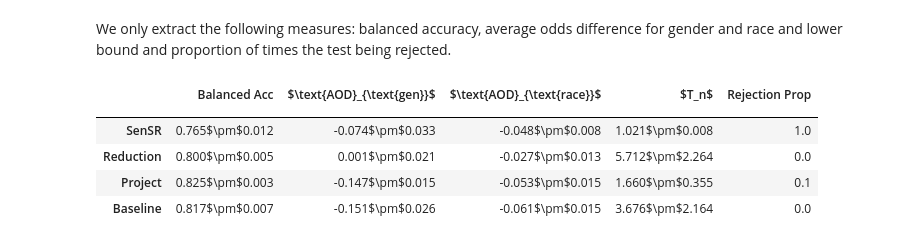
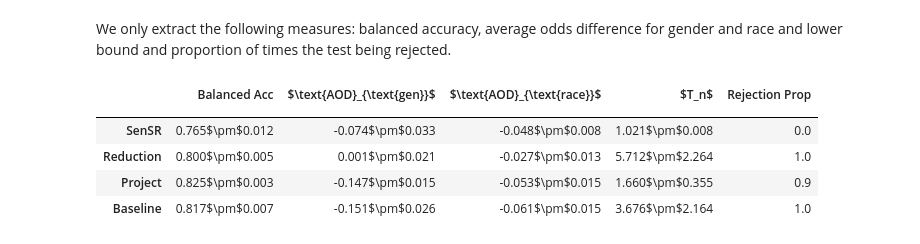
Before and after one commit to smaityumich/individual-fairness-testing, a Jupyter notebook: adult/summary.ipynb, the cells around one changed output. Saved outputs shown, nothing was run; the diff lists cells and outputs as text; code cells hidden in the pictures.

```diff
--- a/adult/summary.ipynb
+++ b/adult/summary.ipynb
@@ -13,7 +13,7 @@ with open('summary.out', 'r') as f:
 entries = re.split('\n', data)[:-1]
 entries_dict = [eval(e) for e in entries]
 data = pd.DataFrame(entries_dict)
-data['reject'] = data['pval'] < 0.05
+data['reject-entropy-loss'] = data['pval'] < 0.05
 # %%
 lr = 1e-2
 data_lr = data.loc[data['lr'] == lr]
@@ -21,8 +21,12 @@ data_lr = data_lr.rename(columns= {'average_odds_difference_gen': 'AOD-gen', 'av
 # %% [markdown]
 We only extract the following measures: balanced accuracy, average odds difference for gender and race and lower bound and proportion of times the test being rejected.
 # %%
-measure = ['bal_acc', 'AOD-gen', 'AOD-race', 'lb', 'reject']
+measure = ['bal_acc', 'AOD-gen', 'AOD-race', 'lb-entropy-loss', 'reject-entropy-loss']
 agg_dict = dict()
 for key in measure:
-    agg_dict[key] = ['mean', 'std']
+    if key == 'reject-entropy-loss':
+        agg_dict[key] = ['mean']
+    else:
+        agg_dict[key] = ['mean', 'std']
 result = data_lr.groupby(['algo'], as_index=False).agg(agg_dict)
+result['algo'] = ['baseline', 'project', 'reduction', 'sensr']
@@ -33,25 +80,44 @@ colnames=['Balanced Acc', '$\\text{AOD}_{\\text{gen}}$', '$\\text{AOD}_{\\text{r
 # %%
+summary = pd.merge(result, summary, left_on='algo', right_on='algo')
+rows = ['sensr', 'reduction', 'baseline', 'project']
+row_names = ['Baseline', 'Project', 'Reduction','SenSR']
+colnames=['Balanced Acc', '$\\text{AOD}_{\\text{gen}}$', '$\\text{AOD}_{\\text{race}}$', '$T_n$', 'Rejection Prop']
+
 for i, c in enumerate(measure):
-    if c == 'reject':
+    if c == 'reject-entropy-loss':
         idx_best = (1-result[c]['mean']).idxmin()
-        result[colnames[i]] = (result[c]['mean']).apply("{:.1f}".format)
+        result[colnames[i]] = (result[c]['mean']).apply('{:.1f}'.format)
         #result.at[idx_best, colnames[i]] = '\\textbf{' + result[colnames[i]][idx_best] + '}'
 
     elif c == 'bal_acc':
         idx_best = (result[c]['mean']).idxmax()
         result[colnames[i]] = result[c]['mean'].apply("{:.3f}".format)+ '$\pm$' + result[c]['std'].apply("{:.3f}".format)
         best_val = result[colnames[i]][idx_best].split('$\pm$')
         best_val = '$\pm$'.join(['\\textbf{' + best_val[0] + '}', best_val[1]])
         #result.at[idx_best, colnames[i]] = best_val
-    elif c == 'lb':
+    elif c == 'lb-entropy-loss':
         idx_best = (result[c]['mean']).idxmin()
         result[colnames[i]] = result[c]['mean'].apply("{:.3f}".format)+ '$\pm$' + result[c]['std'].apply("{:.3f}".format)
         best_val = result[colnames[i]][idx_best].split('$\pm$')
         best_val = '$\pm$'.join(['\\textbf{' + best_val[0] + '}', best_val[1]])
         #result.at[idx_best, colnames[i]] = best_val
     else:
         idx_best = (result[c]['mean']).abs().idxmin()
         result[colnames[i]] = result[c]['mean'].apply("{:.3f}".format)+ '$\pm$' + result[c]['std'].apply("{:.3f}".format)
         best_val = result[colnames[i]][idx_best].split('$\pm$')
         best_val = '$\pm$'.join(['\\textbf{' + best_val[0] + '}', best_val[1]])
         #result.at[idx_best, colnames[i]] = best_val
+ind = dict()
+for i, expt in enumerate(row_names):
+    ind[i] = expt
+    res = result[colnames].rename(index=ind)
+
+res = res.reindex(['SenSR', 'Reduction', 'Project', 'Baseline'])
+res
+# %% [output]
+|  | Balanced Acc | $\text{AOD}_{\text{gen}}$ | $\text{AOD}_{\text{race}}$ | $T_n$ | Rejection Prop |
+|  |  |  |  |  |  |
+| SenSR | 0.765$\pm$0.012 | -0.074$\pm$0.033 | -0.048$\pm$0.008 | 1.021$\pm$0.008 | 0.0 |
+| Reduction | 0.800$\pm$0.005 | 0.001$\pm$0.021 | -0.027$\pm$0.013 | 5.712$\pm$2.264 | 1.0 |
+| Project | 0.825$\pm$0.003 | -0.147$\pm$0.015 | -0.053$\pm$0.015 | 1.660$\pm$0.355 | 0.9 |
+| Baseline | 0.817$\pm$0.007 | -0.151$\pm$0.026 | -0.061$\pm$0.015 | 3.676$\pm$2.164 | 1.0 |
@@ -63,10 +123,0 @@ for i, expt in enumerate(row_names):
-# %%
-res = res.reindex(['SenSR', 'Reduction', 'Project', 'Baseline'])
-res
-# %% [output]
-|  | Balanced Acc | $\text{AOD}_{\text{gen}}$ | $\text{AOD}_{\text{race}}$ | $T_n$ | Rejection Prop |
-|  |  |  |  |  |  |
-| SenSR | 0.765$\pm$0.012 | -0.074$\pm$0.033 | -0.048$\pm$0.008 | 1.021$\pm$0.008 | 1.0 |
-| Reduction | 0.800$\pm$0.005 | 0.001$\pm$0.021 | -0.027$\pm$0.013 | 5.712$\pm$2.264 | 0.0 |
-| Project | 0.825$\pm$0.003 | -0.147$\pm$0.015 | -0.053$\pm$0.015 | 1.660$\pm$0.355 | 0.1 |
-| Baseline | 0.817$\pm$0.007 | -0.151$\pm$0.026 | -0.061$\pm$0.015 | 3.676$\pm$2.164 | 0.0 |
```
Also changed, not shown: parts of 8 cells of this notebook, 2 other files.
